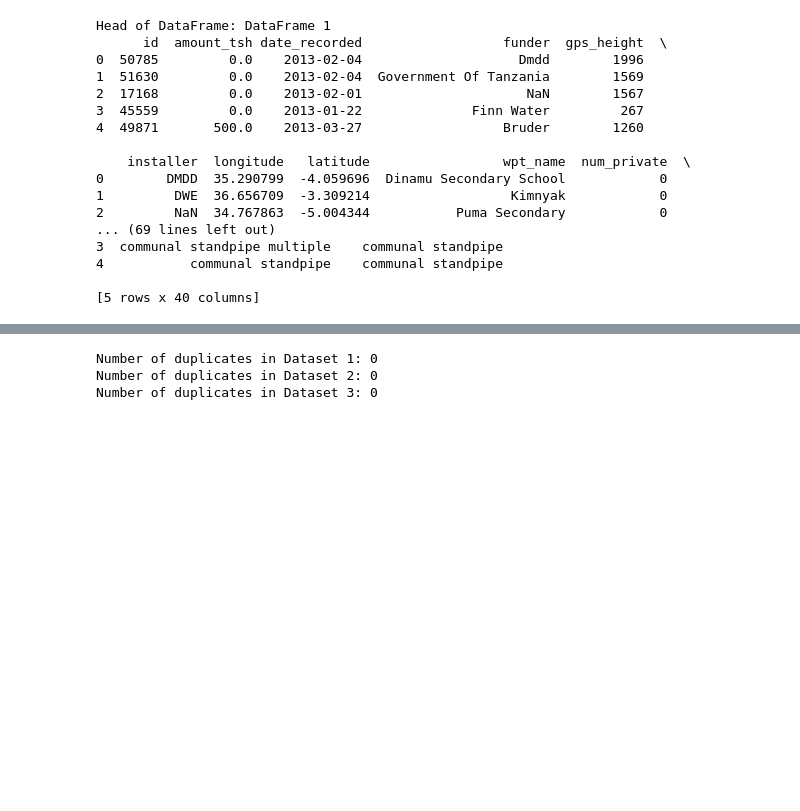
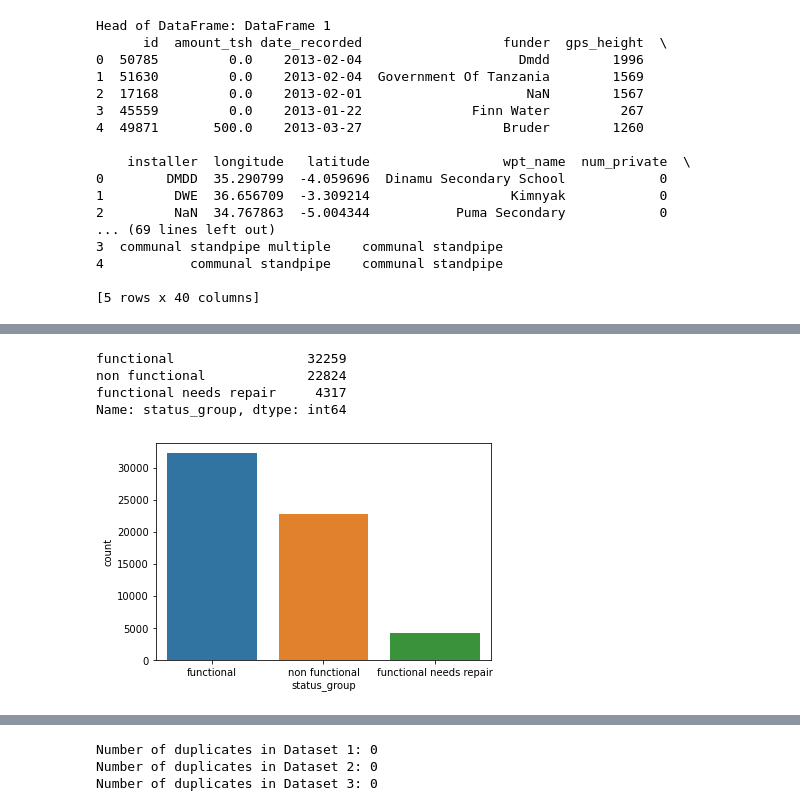
Before and after one commit to WinnieKabuya/dsc-phase-3-project-v2-3, a Jupyter notebook: student.ipynb, the cells around one changed output, grey strips where cells are left out. Cells and saved outputs as stored; diff of their text form; code cells hidden in the pictures; blank space fills up the shorter version.

```diff
--- a/student.ipynb
+++ b/student.ipynb
@@ -153,0 +188,14 @@ Head of DataFrame: DataFrame 1
+# %%
+# Check the distribution of the target variable in the training set labels
+training_set_labels['status_group'].value_counts()
+# %% [output]
+functional                 32259
+non functional             22824
+functional needs repair     4317
+Name: status_group, dtype: int64
+# %%
+# Visualize the distribution of the target variable
+sns.countplot(x='status_group', data=training_set_labels)
+plt.show()
+# %% [output]
+[figure, added]
```
Also changed, not shown: parts of 94 cells of this notebook, 1 other file.
